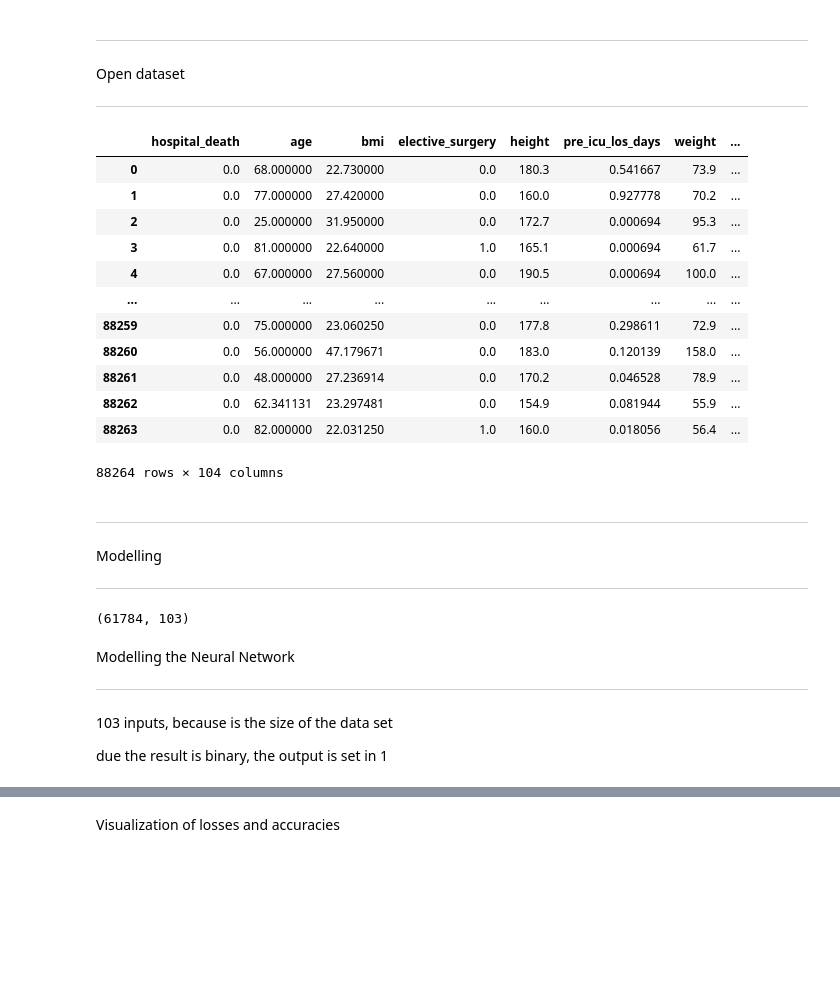
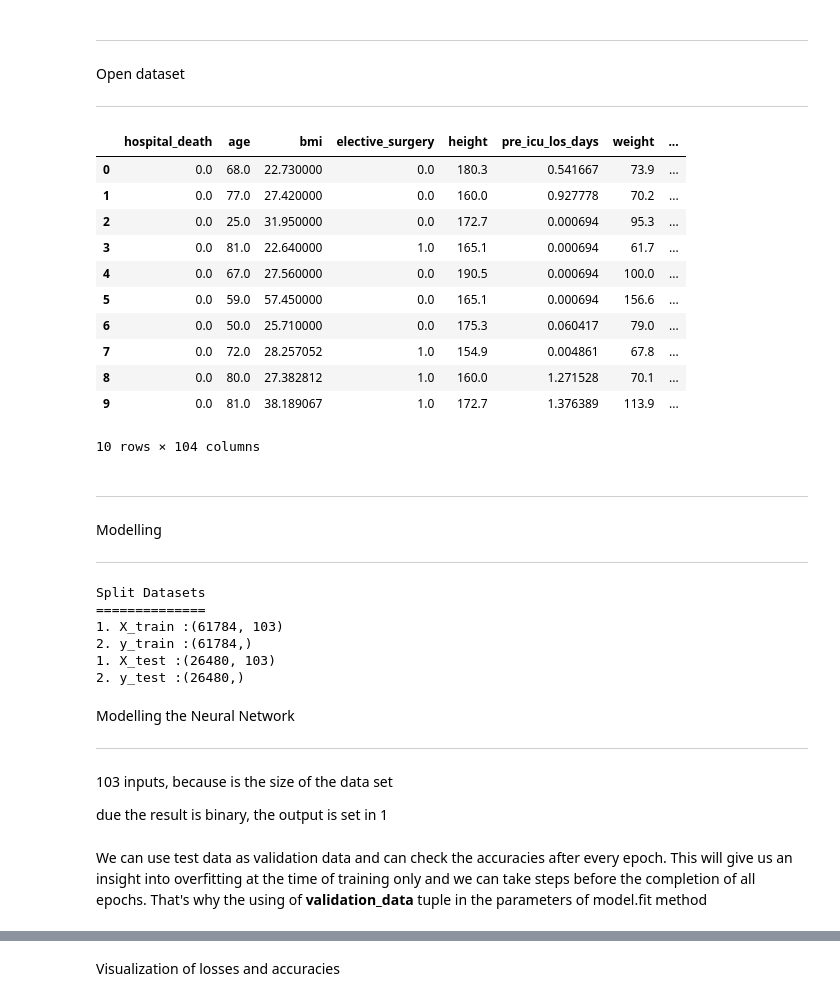
Before and after one commit to hmorales21/Patient-survival-prediction, a Jupyter notebook: notebooks/ps_prediction_modelling.ipynb, the cells around one changed output, grey strips where cells are left out. Saved outputs shown, nothing was run; the diff lists cells and outputs as text; code cells hidden in the pictures; blank space fills up the shorter version.

Commit message:
slight changes on model. implementing accuracy

```diff
--- a/notebooks/ps_prediction_modelling.ipynb
+++ b/notebooks/ps_prediction_modelling.ipynb
@@ -37,21 +40,20 @@ Open dataset
 # %%
 df_patients = pd.read_csv('..\datasets\dataset_preprocessed.csv')
 # %%
-df_patients
+df_patients.head(10)
 # %% [output]
 |  | hospital_death | age | bmi | elective_surgery | height | pre_icu_los_days | weight | ... |
-| 0 | 0.0 | 68.000000 | 22.730000 | 0.0 | 180.3 | 0.541667 | 73.9 | ... |
-| 1 | 0.0 | 77.000000 | 27.420000 | 0.0 | 160.0 | 0.927778 | 70.2 | ... |
-| 2 | 0.0 | 25.000000 | 31.950000 | 0.0 | 172.7 | 0.000694 | 95.3 | ... |
-| 3 | 0.0 | 81.000000 | 22.640000 | 1.0 | 165.1 | 0.000694 | 61.7 | ... |
-| 4 | 0.0 | 67.000000 | 27.560000 | 0.0 | 190.5 | 0.000694 | 100.0 | ... |
-| ... | ... | ... | ... | ... | ... | ... | ... | ... |
-| 88259 | 0.0 | 75.000000 | 23.060250 | 0.0 | 177.8 | 0.298611 | 72.9 | ... |
-| 88260 | 0.0 | 56.000000 | 47.179671 | 0.0 | 183.0 | 0.120139 | 158.0 | ... |
-| 88261 | 0.0 | 48.000000 | 27.236914 | 0.0 | 170.2 | 0.046528 | 78.9 | ... |
-| 88262 | 0.0 | 62.341131 | 23.297481 | 0.0 | 154.9 | 0.081944 | 55.9 | ... |
-| 88263 | 0.0 | 82.000000 | 22.031250 | 1.0 | 160.0 | 0.018056 | 56.4 | ... |
+| 0 | 0.0 | 68.0 | 22.730000 | 0.0 | 180.3 | 0.541667 | 73.9 | ... |
+| 1 | 0.0 | 77.0 | 27.420000 | 0.0 | 160.0 | 0.927778 | 70.2 | ... |
+| 2 | 0.0 | 25.0 | 31.950000 | 0.0 | 172.7 | 0.000694 | 95.3 | ... |
+| 3 | 0.0 | 81.0 | 22.640000 | 1.0 | 165.1 | 0.000694 | 61.7 | ... |
+| 4 | 0.0 | 67.0 | 27.560000 | 0.0 | 190.5 | 0.000694 | 100.0 | ... |
+| 5 | 0.0 | 59.0 | 57.450000 | 0.0 | 165.1 | 0.000694 | 156.6 | ... |
+| 6 | 0.0 | 50.0 | 25.710000 | 0.0 | 175.3 | 0.060417 | 79.0 | ... |
+| 7 | 0.0 | 72.0 | 28.257052 | 1.0 | 154.9 | 0.004861 | 67.8 | ... |
+| 8 | 0.0 | 80.0 | 27.382812 | 1.0 | 160.0 | 1.271528 | 70.1 | ... |
+| 9 | 0.0 | 81.0 | 38.189067 | 1.0 | 172.7 | 1.376389 | 113.9 | ... |
-88264 rows × 104 columns
+10 rows × 104 columns
 # %% [markdown]
 <hr>
 Modelling
@@ -62,10 +64,21 @@ X = df_patients.drop(['hospital_death'], axis=1)
 y = df_patients['hospital_death']
 # %%
 X_train, X_test, y_train, y_test = train_test_split(X, y, test_size=0.30,random_state=11, stratify = y)
-# %%
-X_train.shape
-# %% [output]
-(61784, 103)
+# %%
+#let's see how split the datasets are
+print ('Split Datasets')
+print ('==============')
+print(f'1. X_train :{X_train.shape}')
+print(f'2. y_train :{y_train.shape}')
+print(f'1. X_test :{X_test.shape}')
+print(f'2. y_test :{y_test.shape}')
+# %% [output]
+Split Datasets
+==============
+1. X_train :(61784, 103)
+2. y_train :(61784,)
+1. X_test :(26480, 103)
+2. y_test :(26480,)
 # %% [markdown]
 <P>Modelling the Neural Network</p>
 <hr>
@@ -83,5 +96,7 @@ nn_model.add(Dense(65, activation='relu'))
 nn_model.add(Dense(1,activation='sigmoid'))
 # %%
 nn_model.compile(loss='categorical_crossentropy', optimizer='adam', metrics=['accuracy'])
+# %% [markdown]
+We can use test data as validation data and can check the accuracies after every epoch. This will give us an insight into overfitting at the time of training only and we can take steps before the completion of all epochs. That's why the using of <b>validation_data</b> tuple in the parameters of model.fit method
 # %%
 ##Time to train!!
```
Also changed, not shown: parts of 9 cells of this notebook.
